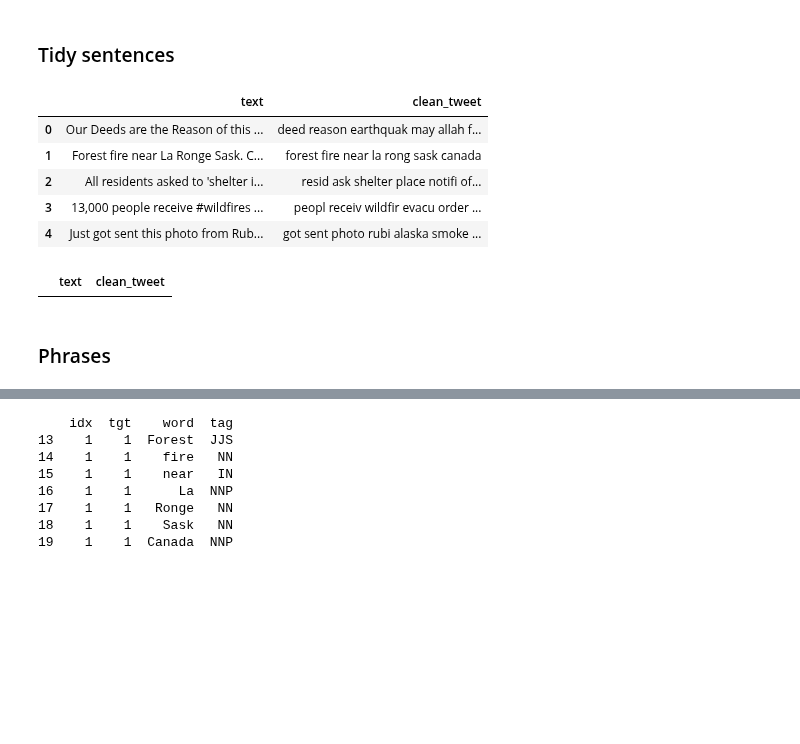
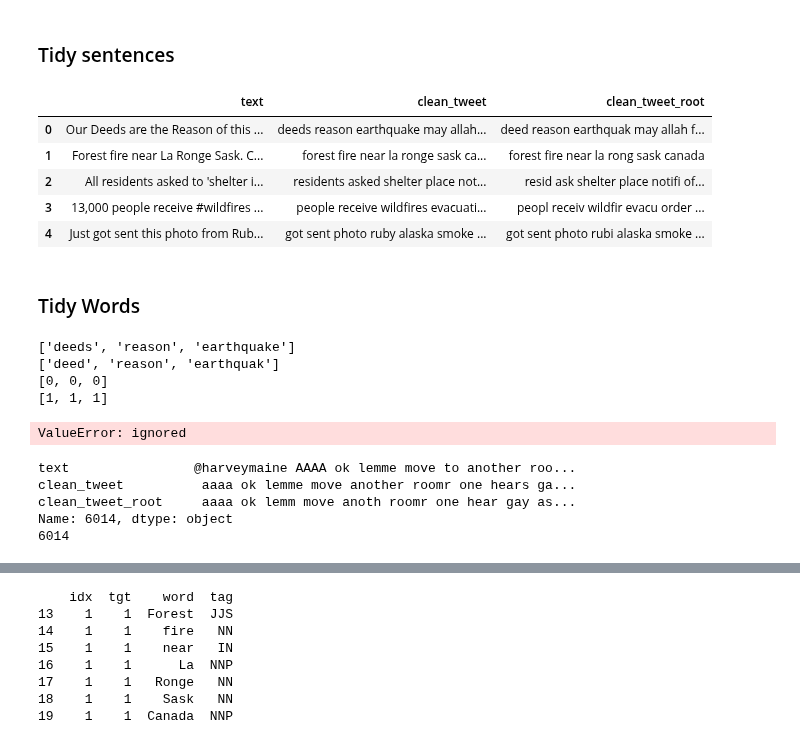
Before and after one commit to nviktorys/NLP0, a Jupyter notebook: 01_DataPreparation.ipynb, the cells around one changed output, grey strips where cells are left out. Saved outputs shown, nothing was run; the diff lists cells and outputs as text; code cells hidden in the pictures; blank space fills up the shorter version.

Commit message:
Reorder data preparation

```diff
--- a/01_DataPreparation.ipynb
+++ b/01_DataPreparation.ipynb
@@ -246,7 +138,7 @@ word_rooter = nltk.stem.snowball.PorterStemmer(ignore_stopwords=False).stem
 my_punctuation = '!"$%&\'()*+,-./:;<=>?[\\]^_`{|}~•@#'
 
 # cleaning master function
-def clean_tweet(tweet, bigrams=False):
+def clean_tweet(tweet, bigrams=False, root=False):
     tweet = remove_users(tweet)
     tweet = remove_links(tweet)
     tweet = tweet.lower() # lower case
@@ -256,7 +148,8 @@ def clean_tweet(tweet, bigrams=False):
     tweet_token_list = [word for word in tweet.split(' ')
                             if word not in my_stopwords] # remove stopwords
 
-    tweet_token_list = [word_rooter(word) if '#' not in word else word
+    if root:
+      tweet_token_list = [word_rooter(word) if '#' not in word else word
                         for word in tweet_token_list] # apply word rooter
     if bigrams:
         tweet_token_list = tweet_token_list+[tweet_token_list[i]+'_'+tweet_token_list[i+1]
@@ -265,17 +158,58 @@ def clean_tweet(tweet, bigrams=False):
     return tweet
 # %%
 sent['clean_tweet'] = sent.text.apply(clean_tweet)
+sent['clean_tweet_root'] = sent.text.apply(clean_tweet,root=True)
 sent.head(5)
 # %% [output]
-|  | text | clean_tweet |
-| 0 | Our Deeds are the Reason of this ... | deed reason earthquak may allah f... |
-| 1 | Forest fire near La Ronge Sask. C... | forest fire near la rong sask canada |
-| 2 | All residents asked to 'shelter i... | resid ask shelter place notifi of... |
-| 3 | 13,000 people receive #wildfires ... | peopl receiv wildfir evacu order ... |
-| 4 | Just got sent this photo from Rub... | got sent photo rubi alaska smoke ... |
+|  | text | clean_tweet | clean_tweet_root |
+| 0 | Our Deeds are the Reason of this ... | deeds reason earthquake may allah... | deed reason earthquak may allah f... |
+| 1 | Forest fire near La Ronge Sask. C... | forest fire near la ronge sask ca... | forest fire near la rong sask canada |
+| 2 | All residents asked to 'shelter i... | residents asked shelter place not... | resid ask shelter place notifi of... |
+| 3 | 13,000 people receive #wildfires ... | people receive wildfires evacuati... | peopl receiv wildfir evacu order ... |
+| 4 | Just got sent this photo from Rub... | got sent photo ruby alaska smoke ... | got sent photo rubi alaska smoke ... |
-# %%
-sent[sent.clean_tweet.isna()]
-# %% [output]
-|  | text | clean_tweet |
-# %% [markdown]
-### Phrases
+# %% [markdown]
+### Tidy Words
+# %%
+# Tokenize words from twits and add them to a ds
+#text = data.text
+text = sent.clean_tweet
+text_root = sent.clean_tweet_root
+
+words_all = []
+words_root = []
+words_idx = []
+words_tgt = []
+for s in range(len(data)):
+  words_all += word_tokenize(text[s])
+  words_root += word_tokenize(text_root[s])
+  words_idx += [s]*len(word_tokenize(text[s]))
+  words_tgt += [data.target[s]]*len(word_tokenize(text[s]))
+print(words_all[:3])
+print(words_root[:3])
+print(words_idx[:3])
+print(words_tgt[:3])
+
+# Combine into dataframe
+words = pd.DataFrame()
+words['idx'] = words_idx
+words['tgt'] = words_tgt
+words['word'] = words_all
+words['root'] = words_root
+words.head(3)
+# %% [output]
+['deeds', 'reason', 'earthquake']
+['deed', 'reason', 'earthquak']
+[0, 0, 0]
+[1, 1, 1]
+ValueError: ignored
+# %%
+for i in range(len(sent.clean_tweet_root)):
+  if len(word_tokenize(sent.clean_tweet_root[i]))!=len(word_tokenize(sent.clean_tweet[i])):
+    print(sent.loc[i])
+    print(i)
+# %% [output]
+text                @harveymaine AAAA ok lemme move to another roo...
+clean_tweet          aaaa ok lemme move another roomr one hears ga...
+clean_tweet_root     aaaa ok lemm move anoth roomr one hear gay as...
+Name: 6014, dtype: object
+6014
```
Also changed, not shown: parts of 17 cells of this notebook.
